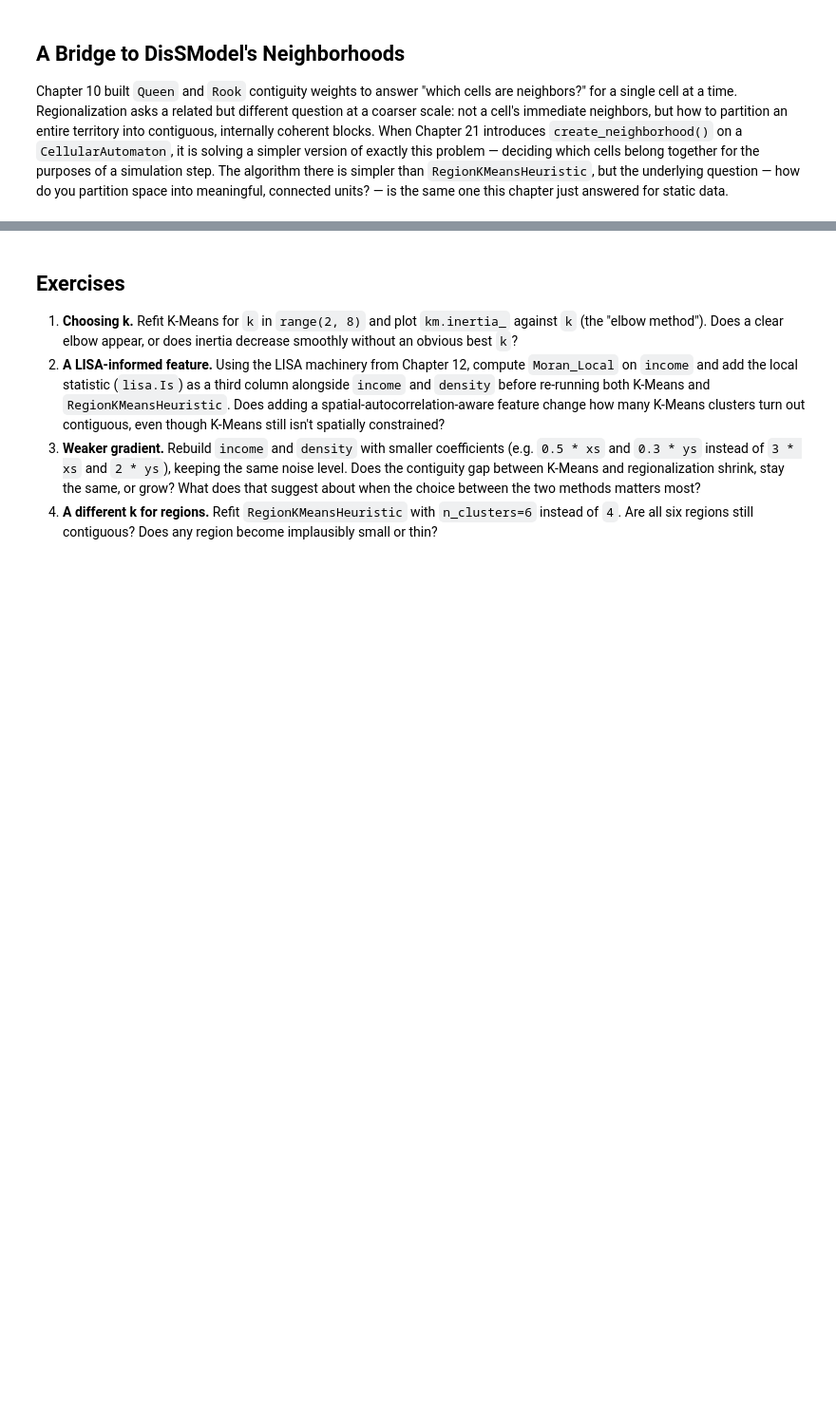
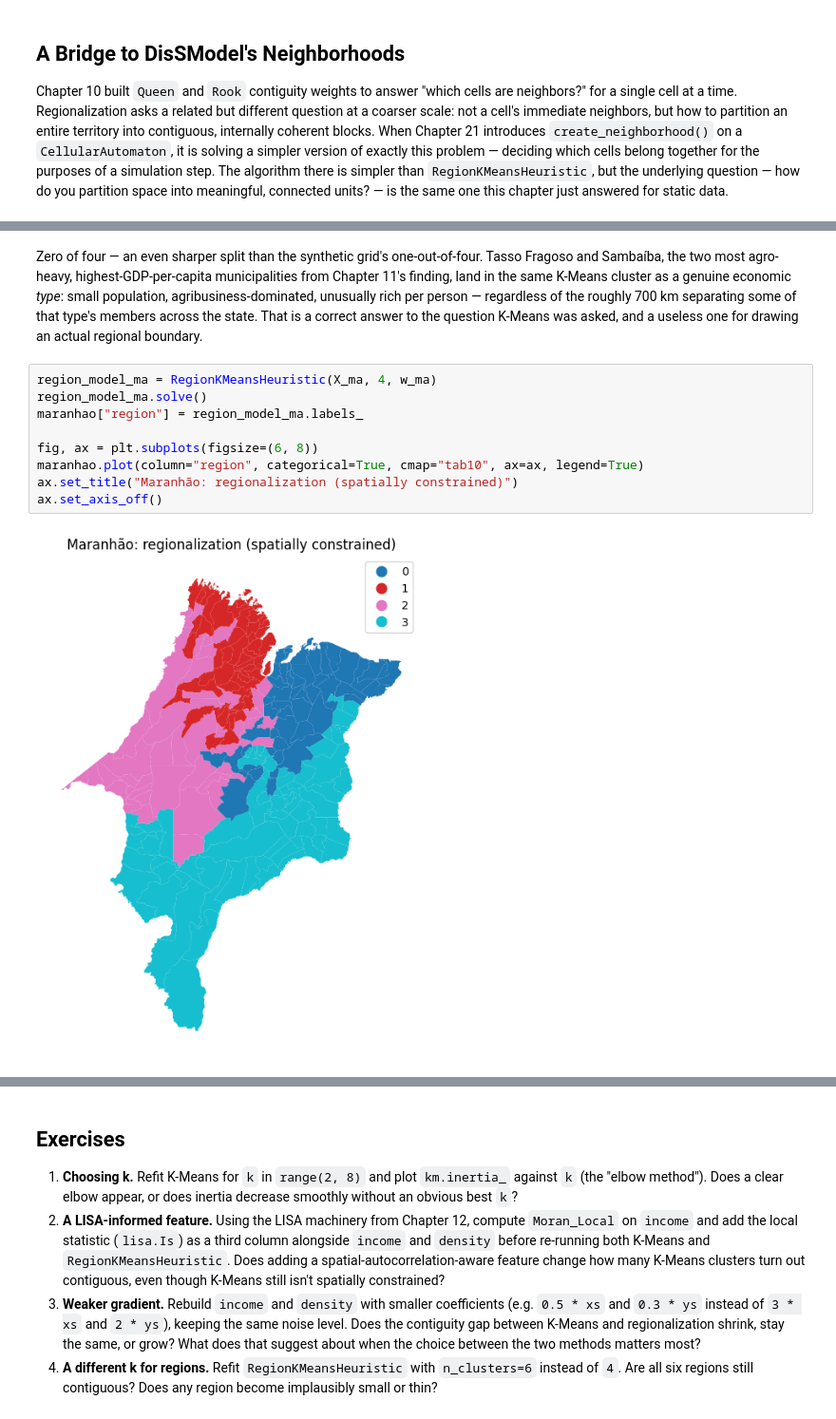
Before and after one commit to LambdaGeo/geospatial-modeling-python, a Jupyter notebook: docs/part2/ch14_clustering.ipynb, the cells around one changed output, grey strips where cells are left out. Shown at 95% size. Cells and saved outputs as stored; diff of their text form; blank space fills up the shorter version.

```diff
--- a/docs/part2/ch14_clustering.ipynb
+++ b/docs/part2/ch14_clustering.ipynb
@@ -128,0 +188,13 @@ Chapter 10 built `Queen` and `Rook` contiguity weights to answer "which cells ar
+# %% [markdown]
+Zero of four — an even sharper split than the synthetic grid's one-out-of-four. Tasso Fragoso and Sambaíba, the two most agro-heavy, highest-GDP-per-capita municipalities from Chapter 11's finding, land in the same K-Means cluster as a genuine economic *type*: small population, agribusiness-dominated, unusually rich per person — regardless of the roughly 700 km separating some of that type's members across the state. That is a correct answer to the question K-Means was asked, and a useless one for drawing an actual regional boundary.
+# %%
+region_model_ma = RegionKMeansHeuristic(X_ma, 4, w_ma)
+region_model_ma.solve()
+maranhao["region"] = region_model_ma.labels_
+
+fig, ax = plt.subplots(figsize=(6, 8))
+maranhao.plot(column="region", categorical=True, cmap="tab10", ax=ax, legend=True)
+ax.set_title("Maranhão: regionalization (spatially constrained)")
+ax.set_axis_off()
+# %% [output]
+[figure, added]
```
Also changed, not shown: parts of 12 cells of this notebook, 1 other file.
